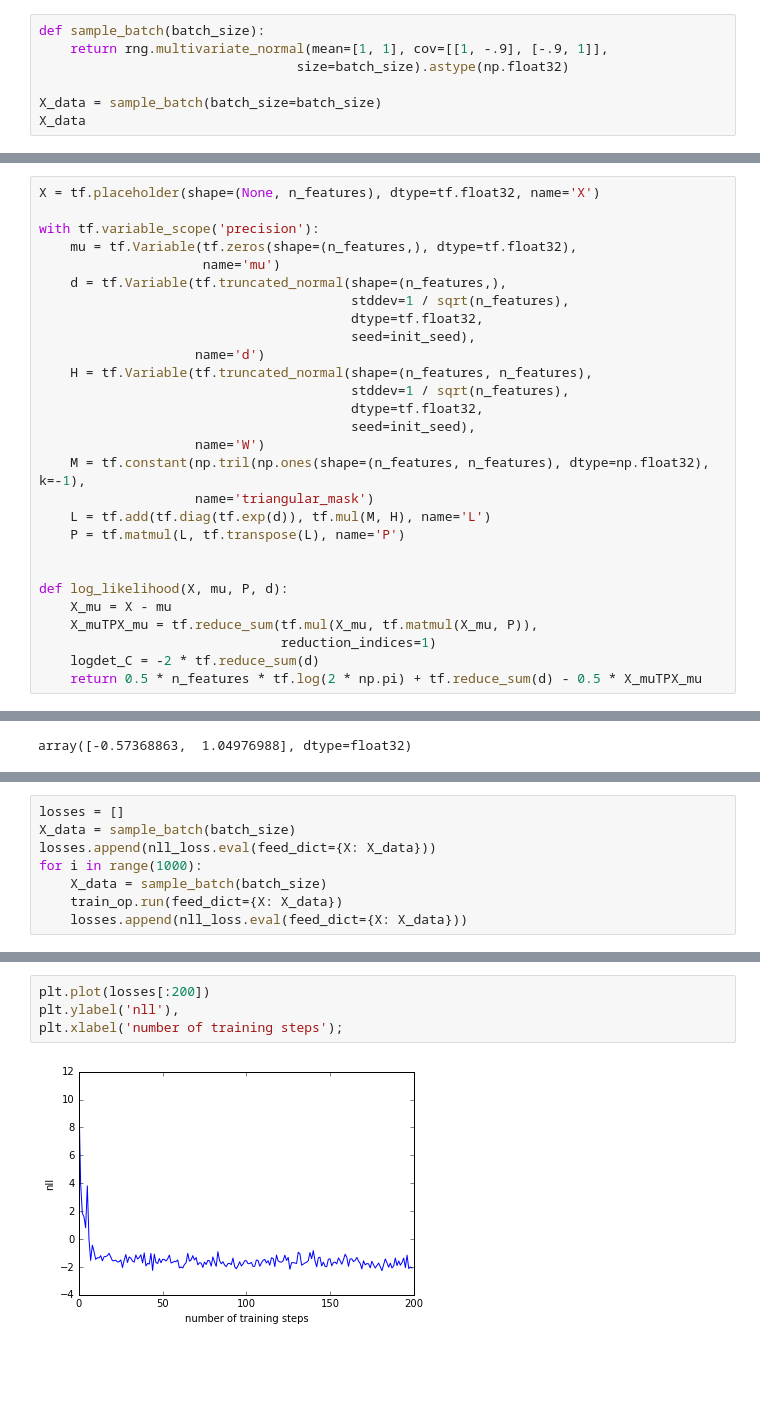
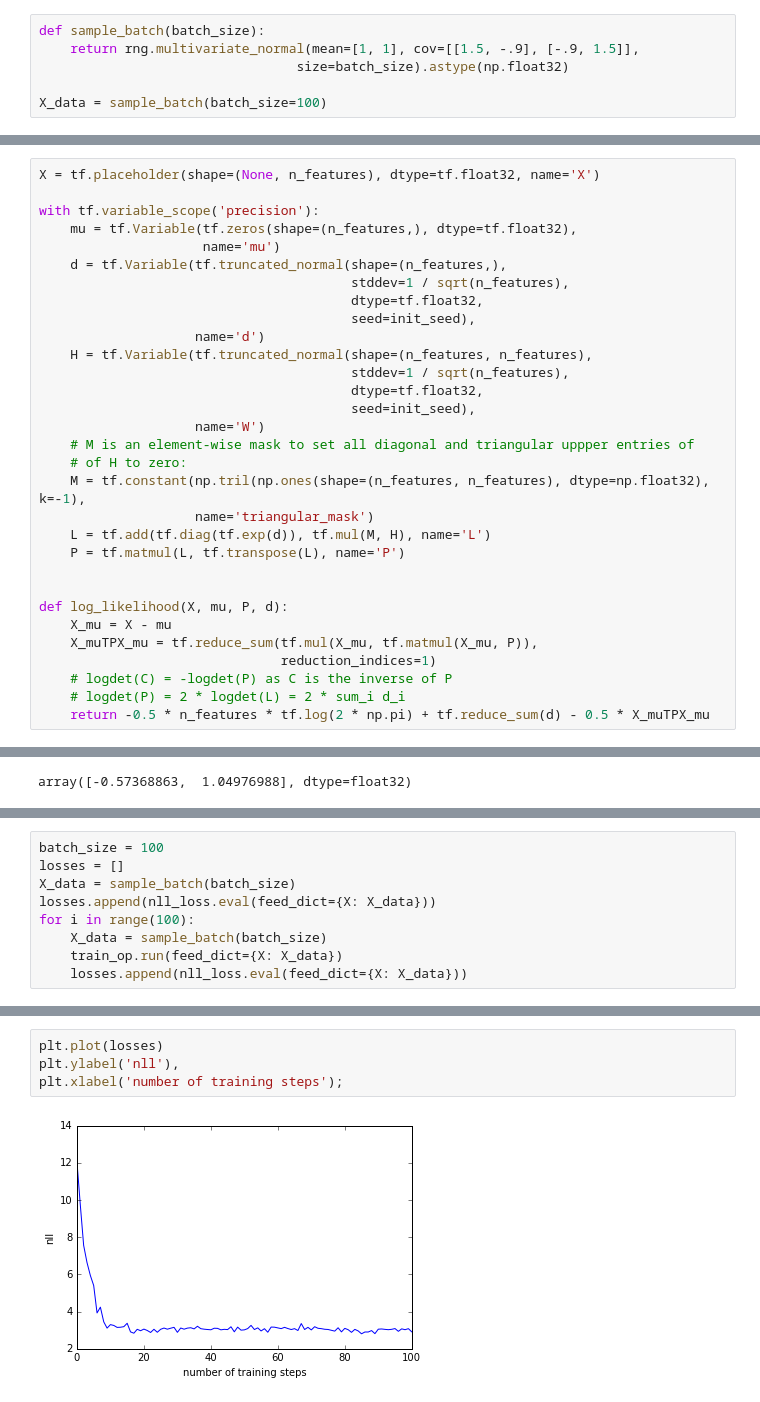
Before and after one commit to ogrisel/notebooks, a Jupyter notebook: gmm/GMM with SGD.ipynb, the cells around one changed output, grey strips where cells are left out. Saved outputs shown, nothing was run; the diff lists cells and outputs as text; blank space fills up the shorter version.

```diff
--- a/gmm/GMM with SGD.ipynb
+++ b/gmm/GMM with SGD.ipynb
@@ -172,8 +172,7 @@ logdet_C
 ## Evaluation of the log-likelihood
 # %%
 def sample_batch(batch_size):
-    return rng.multivariate_normal(mean=[1, 1], cov=[[1, -.9], [-.9, 1]],
+    return rng.multivariate_normal(mean=[1, 1], cov=[[1.5, -.9], [-.9, 1.5]],
                                  size=batch_size).astype(np.float32)
 
-X_data = sample_batch(batch_size=batch_size)
-X_data
+X_data = sample_batch(batch_size=100)
@@ -212,6 +200,8 @@ with tf.variable_scope('precision'):
                                         dtype=tf.float32,
                                         seed=init_seed),
                     name='W')
+    # M is an element-wise mask to set all diagonal and triangular uppper entries of
+    # of H to zero:
     M = tf.constant(np.tril(np.ones(shape=(n_features, n_features), dtype=np.float32), k=-1),
                     name='triangular_mask')
     L = tf.add(tf.diag(tf.exp(d)), tf.mul(M, H), name='L')
@@ -222,6 +212,7 @@ def log_likelihood(X, mu, P, d):
     X_mu = X - mu
     X_muTPX_mu = tf.reduce_sum(tf.mul(X_mu, tf.matmul(X_mu, P)),
                                reduction_indices=1)
-    logdet_C = -2 * tf.reduce_sum(d)
-    return 0.5 * n_features * tf.log(2 * np.pi) + tf.reduce_sum(d) - 0.5 * X_muTPX_mu
+    # logdet(C) = -logdet(P) as C is the inverse of P
+    # logdet(P) = 2 * logdet(L) = 2 * sum_i d_i
+    return -0.5 * n_features * tf.log(2 * np.pi) + tf.reduce_sum(d) - 0.5 * X_muTPX_mu
 # %%
@@ -250,8 +241,9 @@ sess.run(nll_loss, feed_dict={X: X_data})
 # %%
+batch_size = 100
 losses = []
 X_data = sample_batch(batch_size)
 losses.append(nll_loss.eval(feed_dict={X: X_data}))
-for i in range(1000):
+for i in range(100):
     X_data = sample_batch(batch_size)
     train_op.run(feed_dict={X: X_data})
     losses.append(nll_loss.eval(feed_dict={X: X_data}))
@@ -267,9 +250,9 @@ array([[ 5.45136213,  4.89979124],
 # %%
-plt.plot(losses[:200])
+plt.plot(losses)
 plt.ylabel('nll'),
 plt.xlabel('number of training steps');
 # %% [output]
-[figure, old version]
+[figure, new version]
 # %%
 mu.eval()
 # %% [output]
```
Also changed, not shown: parts of 15 cells of this notebook.
